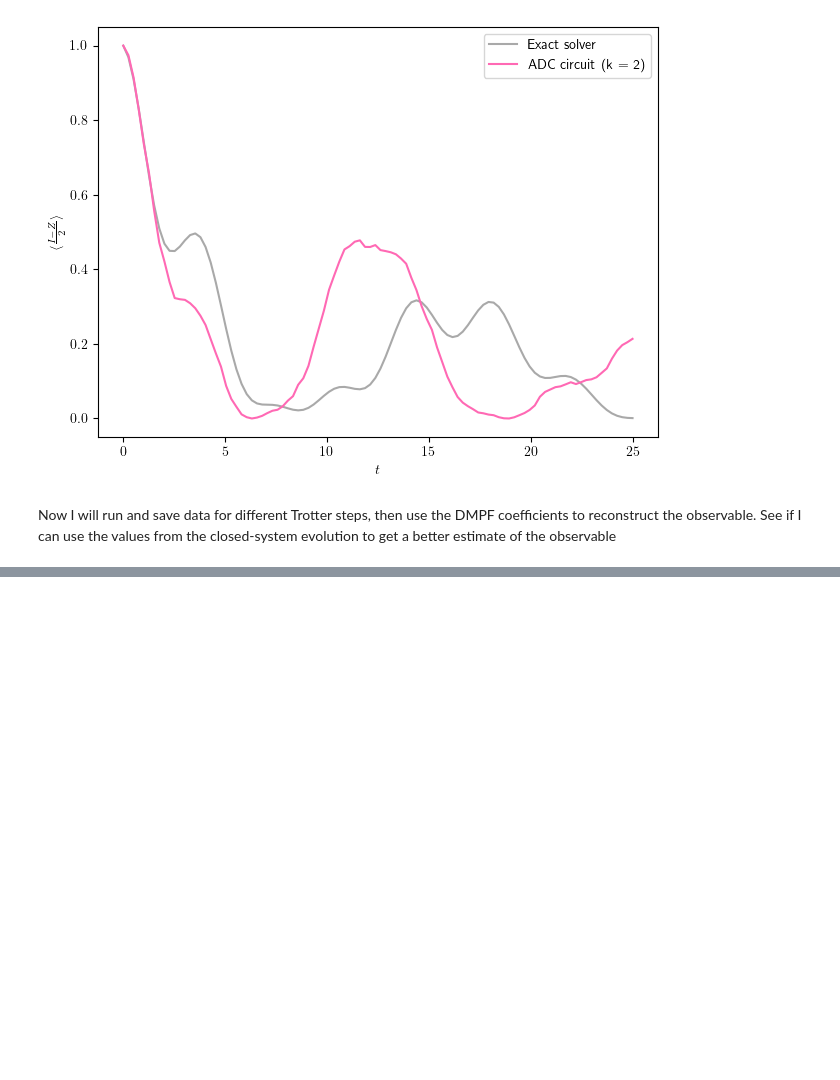
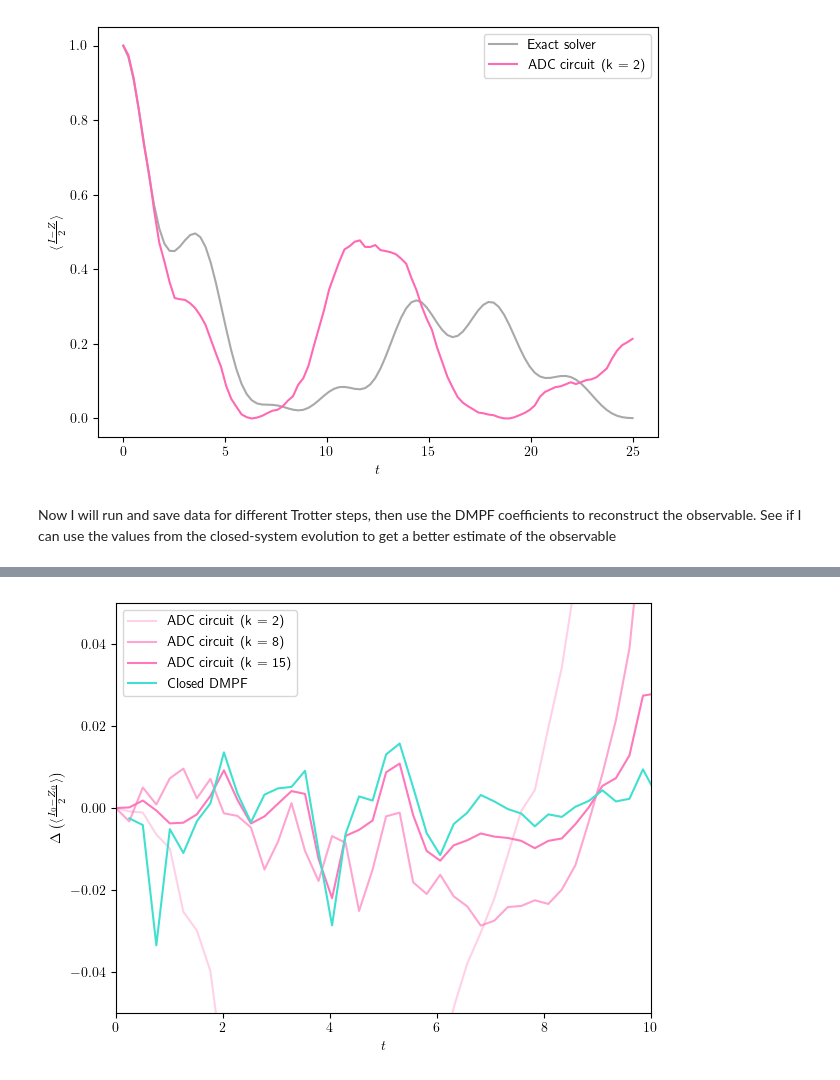
Before and after one commit to bentirher/dmpf_dissipation, a Jupyter notebook: standard_adc/example.ipynb, the cells around one changed output, grey strips where cells are left out. Drawn from its saved outputs; the diff is of its cells as text; code cells hidden in the pictures; blank space fills up the shorter version.

Commit message:
new example of DMPF recombination with trotter [3, 8, 15] and error with reference

```diff
--- a/standard_adc/example.ipynb
+++ b/standard_adc/example.ipynb
@@ -94,0 +95,19 @@ plt.show()
+# %%
+plot_qubits = [0]
+for i in plot_qubits:
+    alpha = 0.3
+    for trotter in k:
+        plt.plot(tlist, all_trotter[f'k = {trotter}'][str(i)] - pops[i], color = 'hotpink', alpha = alpha, label = f"ADC circuit (k = {trotter})")
+        alpha = alpha + 0.3
+    plt.plot(tlist, dmp_evs[str(i)] - pops[i], color = 'turquoise', label = "Closed DMPF")
+
+plt.ylabel(r"$\Delta \left( \langle \frac{I_0 - Z_0}{2} \rangle \right)$")
+plt.xlim([0,10])
+#plt.yscale("log")
+plt.ylim([-0.05,0.05])
+plt.xlabel("$t$")
+plt.legend()
+plt.tight_layout()
+plt.show()
+# %% [output]
+[figure, added]
```
Also changed, not shown: parts of 3 cells of this notebook.
